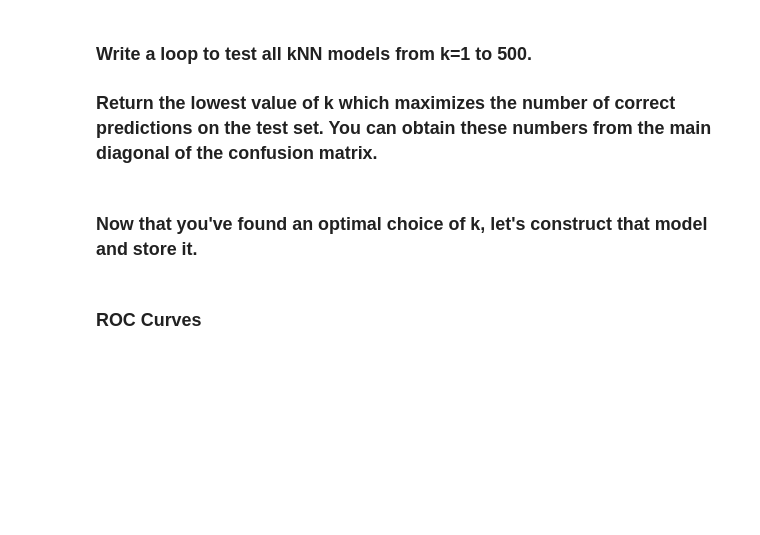
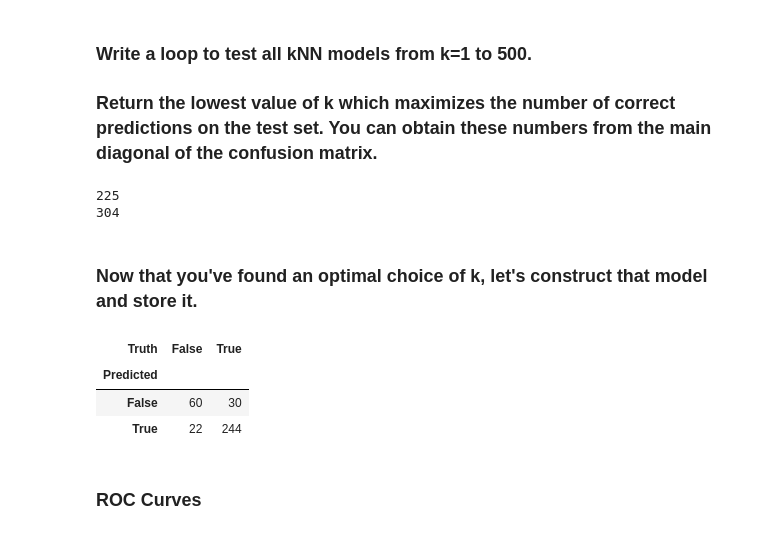
Before and after one commit to charmi124/code_2600, a Jupyter notebook: mod06_classification.ipynb, the cells around one changed output. Drawn from its saved outputs; the diff is of its cells as text; code cells hidden in the pictures; blank space fills up the shorter version.

```diff
--- a/mod06_classification.ipynb
+++ b/mod06_classification.ipynb
@@ -325,19 +345,32 @@ best_k = 0
 num_correct_pred = 0
 
 for k in range(1,500):
-    #fillin
+    knn = KNeighborsClassifier(n_neighbors=k)
+    knn.fit(X_train_array, y_train)
+    pred = knn.predict(X_test_array)
+    correct = np.sum(pred == y_test)
+    if correct > num_correct_pred:
+        best_k = k
+        num_correct_pred = correct
 
 print(best_k)
 print(num_correct_pred)
+# %% [output]
+225
+304
 # %% [markdown]
 ### Now that you've found an optimal choice of k, let's construct that model and store it.
 # %%
-knn_opt = KNeighborsClassifier(n_neighbors=#fillin
-                               )
+knn_opt = KNeighborsClassifier(n_neighbors=best_k)
 knn_opt.fit(X_train_array, y_train)
 knn_opt_test = knn_opt.predict(X_test_array)
 
 confusion_table(knn_opt_test, y_test)
+# %% [output]
+| Truth | False | True |
+| Predicted |  |  |
+| False | 60 | 30 |
+| True | 22 | 244 |
 # %% [markdown]
 ### ROC Curves
 # %%
```
Also changed, not shown: parts of 7 cells of this notebook.
